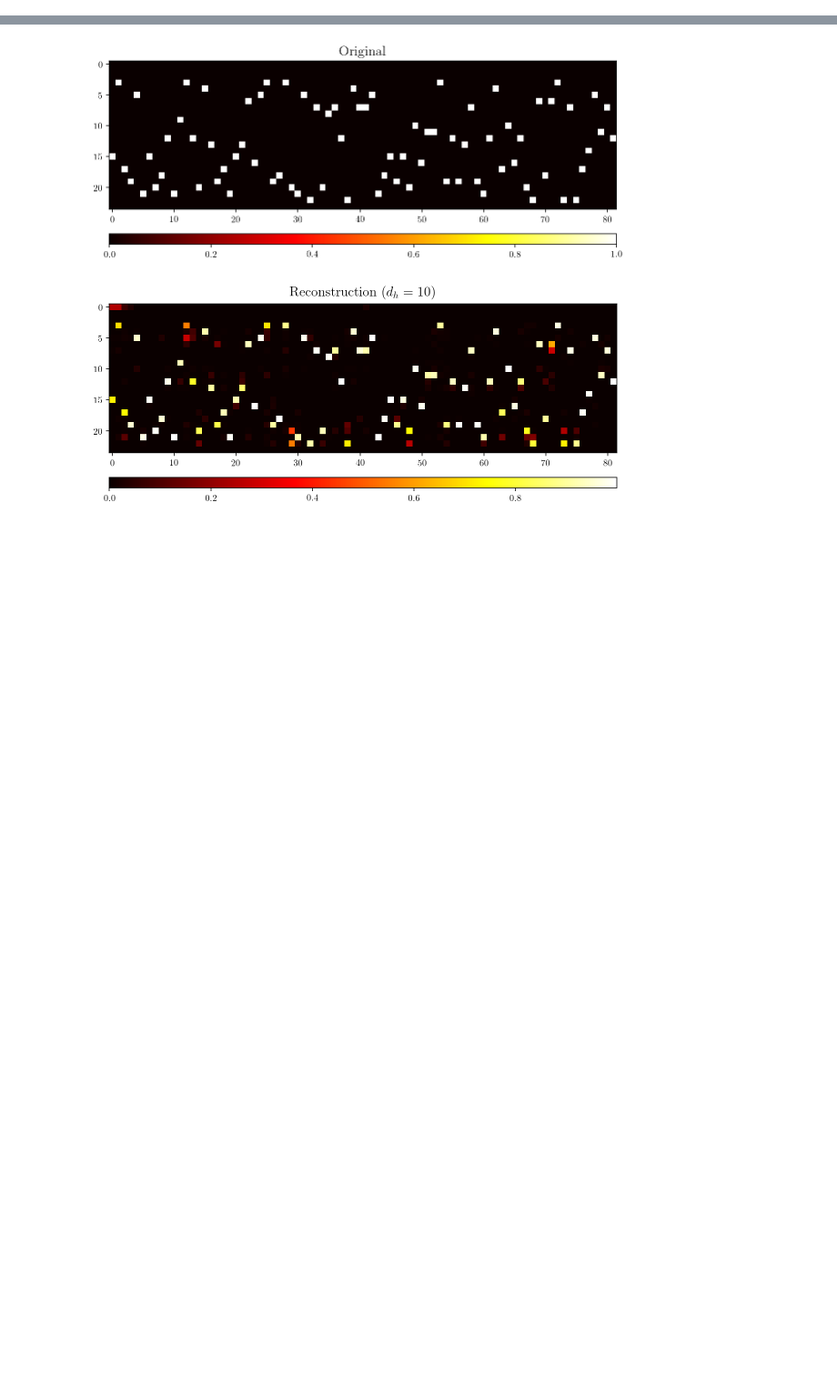
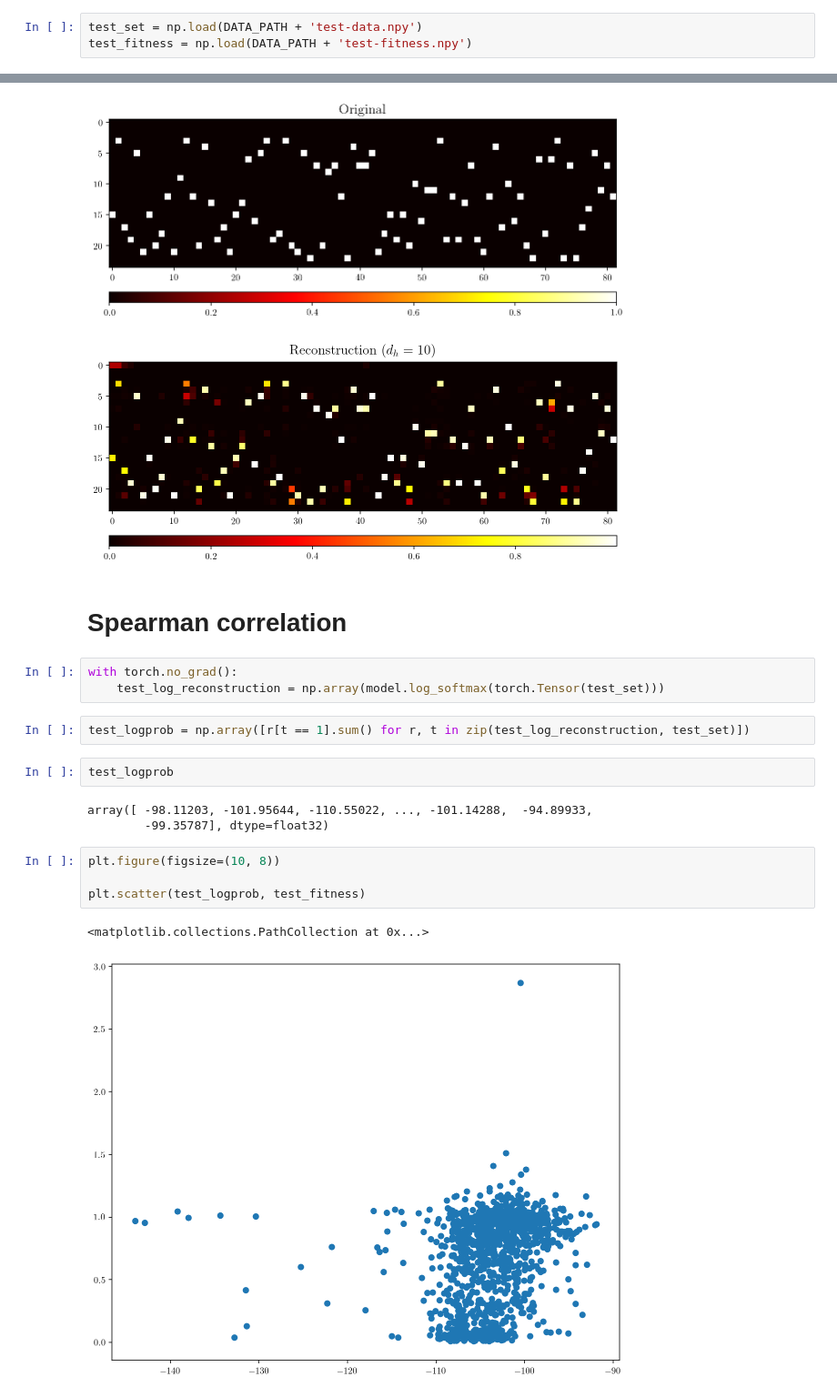
Before and after one commit to bdura/pgm-project, a Jupyter notebook: notebooks/Visualization.ipynb, the cells around one changed output, grey strips where cells are left out. Shown at 91% size. Cells and saved outputs as stored; diff of their text form; blank space fills up the shorter version.

Commit message:
Début de correlation...

```diff
--- a/notebooks/Visualization.ipynb
+++ b/notebooks/Visualization.ipynb
@@ -56,6 +56,9 @@ model2.load_state_dict(torch.load(MODELS_PATH + 'wae.weights', map_location='cpu
 # Dataset
 # %%
 complete_set = np.load(DATA_PATH + 'pgm-dataset.npy')
+# %%
+test_set = np.load(DATA_PATH + 'test-data.npy')
+test_fitness = np.load(DATA_PATH + 'test-fitness.npy')
 # %%
 prot = visualization.Protein(complete_set[0])
 # %%
@@ -224,3 +206,22 @@ recon.plot_sequence(title='Reconstruction ($d_h = 10$)', save=GRAPHICS_PATH+'rec
 Accuracy h=10 : 98.78048780487805
 [figure]
 [figure]
+# %% [markdown]
+# Spearman correlation
+# %%
+with torch.no_grad():
+    test_log_reconstruction = np.array(model.log_softmax(torch.Tensor(test_set)))
+# %%
+test_logprob = np.array([r[t == 1].sum() for r, t in zip(test_log_reconstruction, test_set)])
+# %%
+test_logprob
+# %% [output]
+array([ -98.11203, -101.95644, -110.55022, ..., -101.14288,  -94.89933,
+        -99.35787], dtype=float32)
+# %%
+plt.figure(figsize=(10, 8))
+
+plt.scatter(test_logprob, test_fitness)
+# %% [output]
+<matplotlib.collections.PathCollection at 0x...>
+[figure, added]
```
Also changed, not shown: parts of 2 cells of this notebook, 2 other files.
